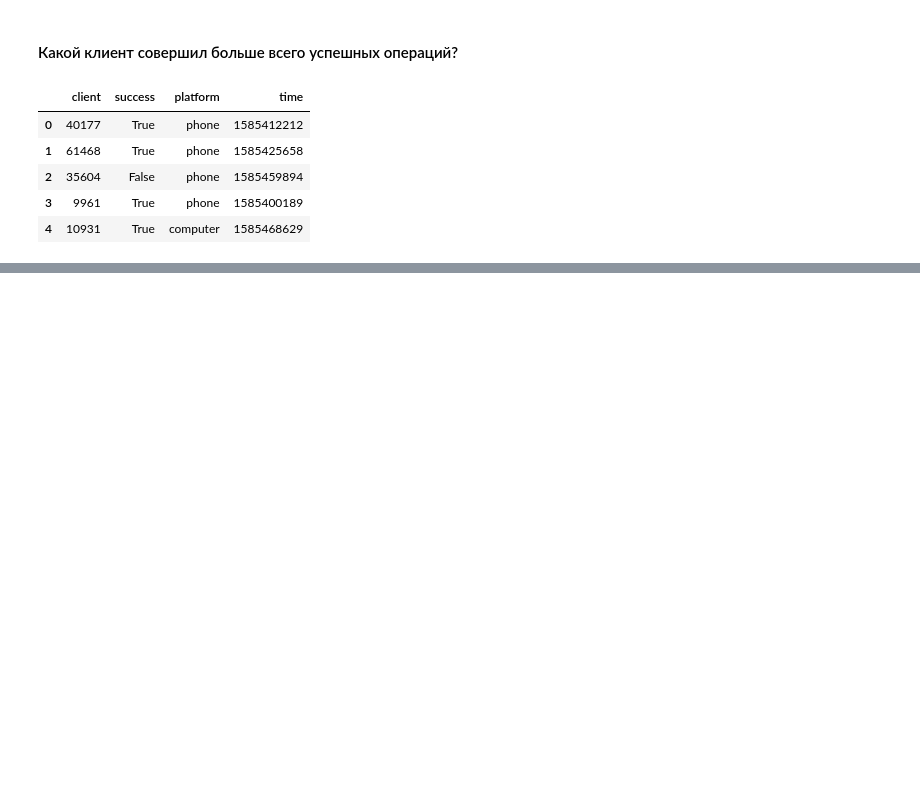
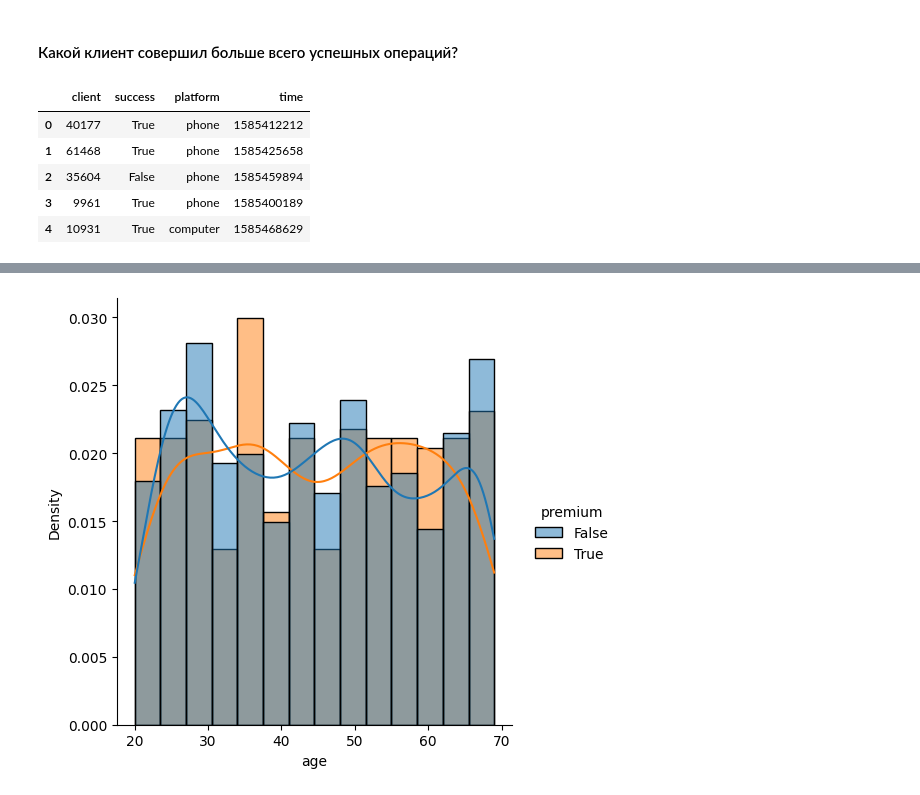
Before and after one commit to Zetis659/NEW_mlcourse.ai, a Jupyter notebook: Demo_Data_Analyst/3.Data_visualization/Second_pet_project.ipynb, the cells around one changed output, grey strips where cells are left out. Drawn from its saved outputs; the diff is of its cells as text; code cells hidden in the pictures; blank space fills up the shorter version.

```diff
--- a/Demo_Data_Analyst/3.Data_visualization/Second_pet_project.ipynb
+++ b/Demo_Data_Analyst/3.Data_visualization/Second_pet_project.ipynb
@@ -111,0 +185,2 @@ successful_clients
+# %%
+data = user_data.merge(logs, on='client')
@@ -111,0 +232,5 @@ successful_clients
+# %%
+sns.displot(data=data, x='age', hue='premium', kde=True, stat='density', common_norm=False, bins=14);
+# common_norm=False - считаем каждое распределение ОТДЕЛЬНЫМ распределением
+# %% [output]
+[figure, added]
```
Also changed, not shown: parts of 34 cells of this notebook.
